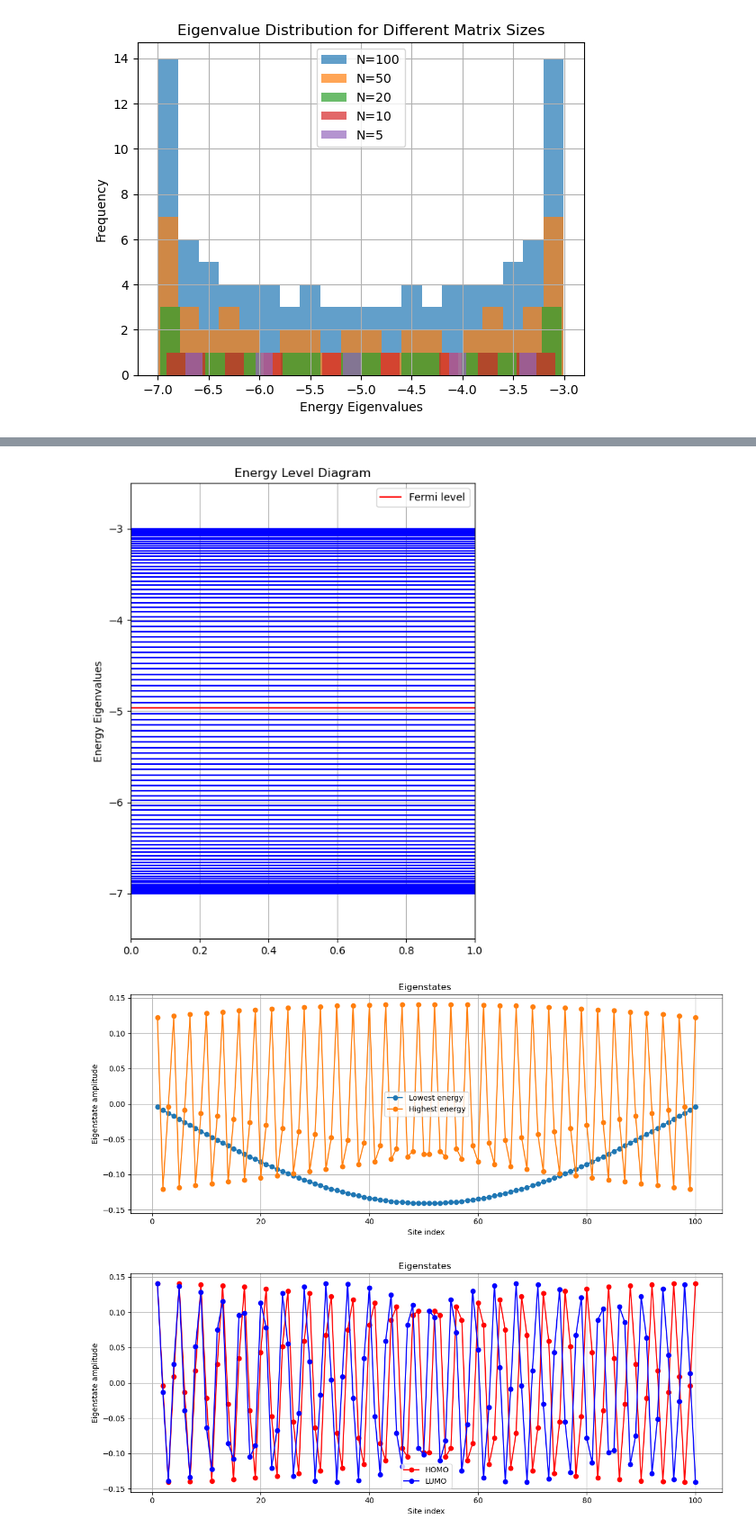
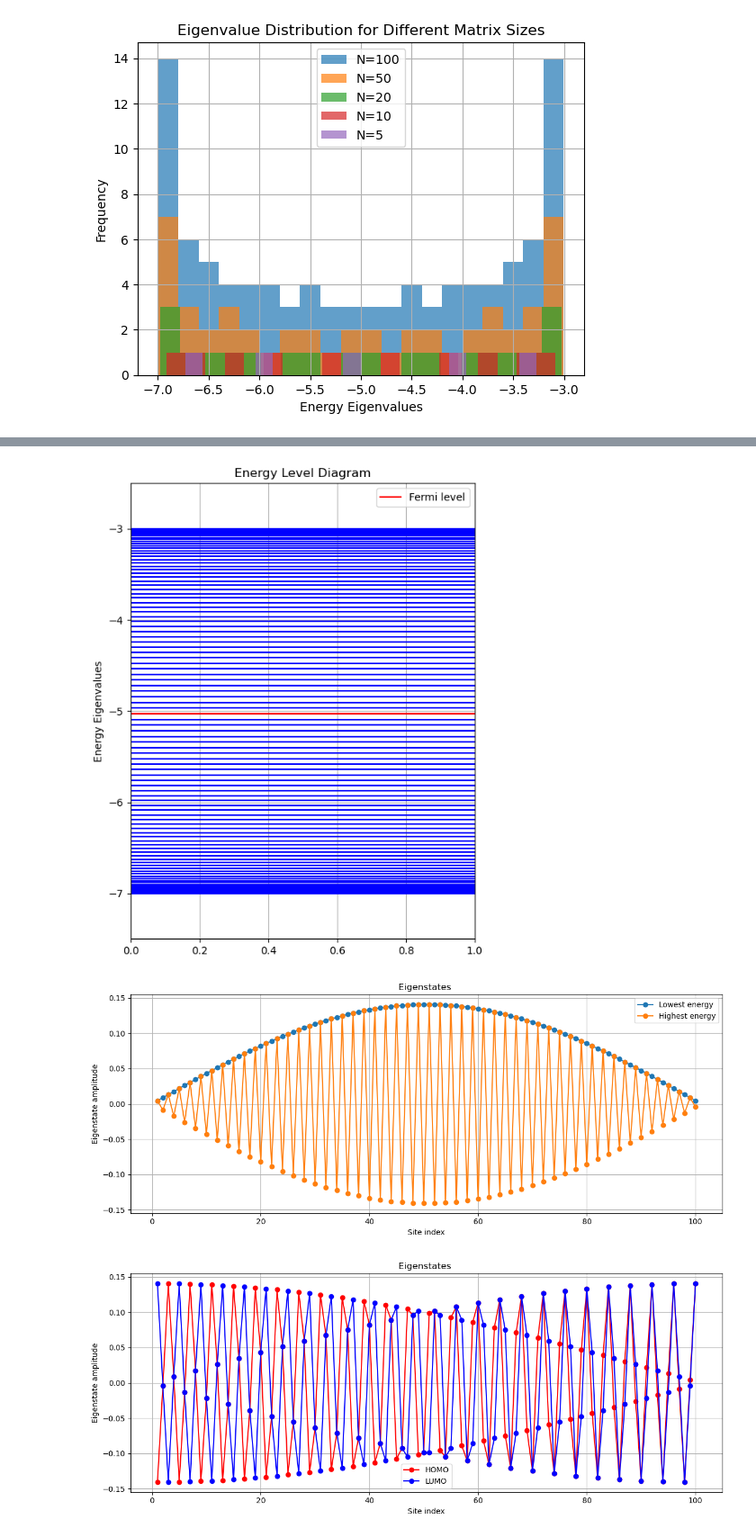
Before and after one commit to crimsonpane23/P306-Introduction-to-Condensed-Matter-Physics, a Jupyter notebook: Assignment - Eigenvalues distribution.ipynb, the cells around one changed output, grey strips where cells are left out. Shown at 90% size. Saved outputs shown, nothing was run; the diff lists cells and outputs as text; code cells hidden in the pictures.

Commit message:
used eigh

```diff
--- a/Assignment - Eigenvalues distribution.ipynb
+++ b/Assignment - Eigenvalues distribution.ipynb
@@ -270,7 +270,7 @@ for i in range(N - 1):
 print("Hamiltonian Matrix H:")
 print(H)
 
-eigval, eigvec = np.linalg.eig(H)
+eigval, eigvec = np.linalg.eigh(H)
 plot_eigval(eigval)
 histogram_eigval(eigval,40, range=(-7, -3))
 # %% [output]
@@ -298,7 +298,7 @@ N = [100, 50, 20, 10 ,5]
 plt.figure()
 for n in N:
     H = np.diag(-5*np.ones(n)) + np.diag(-1 * np.ones(n - 1), k=-1) + np.diag(-1 * np.ones(n - 1), k=1)
-    eigval, eigvec = np.linalg.eig(H)
+    eigval, eigvec = np.linalg.eigh(H)
     plt.hist(eigval, bins=20, alpha=0.7, label=f'N={n}')
 
 plt.title('Eigenvalue Distribution for Different Matrix Sizes')
@@ -315,7 +315,7 @@ def Plot_eigenstates_and_energy_levels(N, eigvals, eigvecs, bin_width=0.2, label
     bins = np.arange(eigvals.min(), eigvals.max() + bin_width, bin_width)
     plt.figure(figsize=(10, 6))
     plt.hist(eigval, bins=bins, color='c', edgecolor='k', alpha=0.7)
-    Ef = eigvals[int(np.ceil(N/2)) ]
+    Ef = eigvals[int(np.ceil(N/2))-1 ]
     plt.axvline(Ef, linestyle='--', label='Fermi level', color='r')
     plt.title('Histogram of Eigenvalue distribution')
     plt.xlabel('Energy Eigenvalues')
@@ -328,7 +328,7 @@ def Plot_eigenstates_and_energy_levels(N, eigvals, eigvecs, bin_width=0.2, label
     for i in range(len(eigval)):
         plt.hlines(eigval[i], 0, 1, colors='b')
     plt.title('Energy Level Diagram')
-    Ef = eigvals[int(np.ceil(N/2)) ]
+    Ef = eigvals[int(np.ceil(N/2))-1 ]
     plt.axhline(Ef, linestyle='-', label='Fermi level', color='r')
     plt.ylabel('Energy Eigenvalues')
     plt.xlim(0, 1)
@@ -340,7 +340,7 @@ def Plot_eigenstates_and_energy_levels(N, eigvals, eigvecs, bin_width=0.2, label
     #Eigenstates plot
     idx_min  = 0          # lowest energy
     idx_max  = N -1      # highest energy
-    idx_homo = int(np.ceil(N/2))   # HOMO
+    idx_homo = int(np.ceil(N/2)) -1   # HOMO
     idx_lumo = idx_homo + 1       # LUMO
 
 
@@ -452,7 +452,7 @@ H = np.diag(-5*np.ones(N)) + np.diag(-1 * np.ones(N - 1), k=-1) + np.diag(-1 * n
 print("Hamiltonian Matrix H:")
 print(H)
 
-eigval, eigvec = np.linalg.eig(H)
+eigval, eigvec = np.linalg.eigh(H)
 Plot_eigenstates_and_energy_levels(N,eigval, eigvec, bin_width=0.4)
 # %% [output]
 Hamiltonian Matrix H:
@@ -467,3 +467,3 @@ Hamiltonian Matrix H:
-[figure, old version]
+[figure, new version]
-[figure, old version]
+[figure, new version]
-[figure, old version]
+[figure, new version]
```
Also changed, not shown: parts of 14 cells of this notebook.
